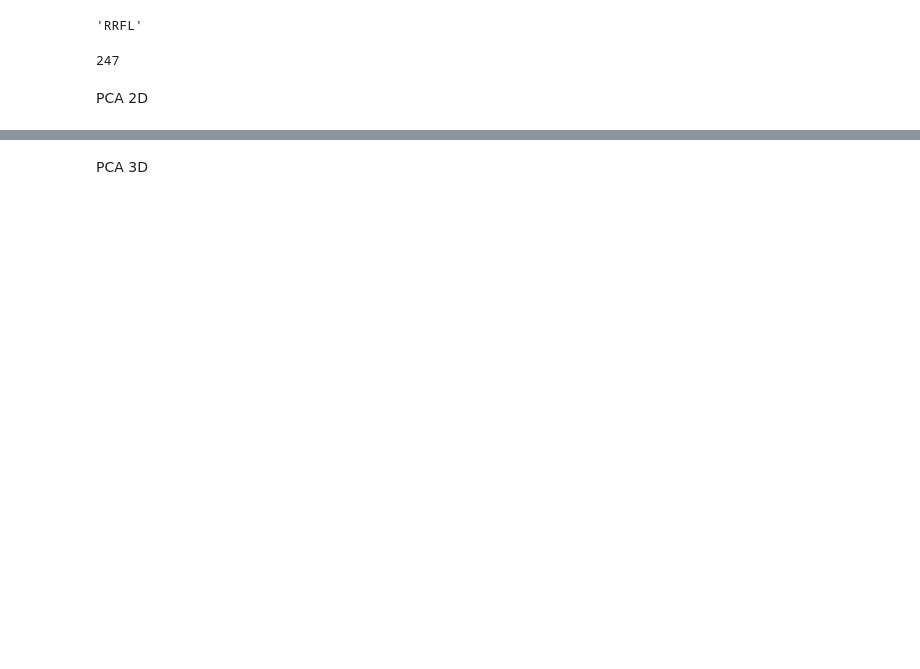
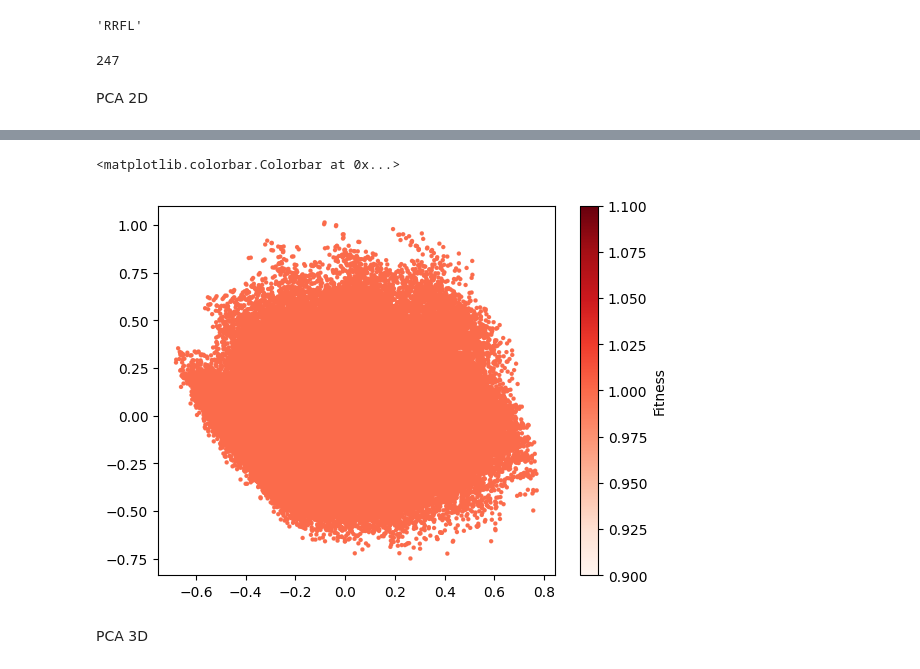
Before and after one commit to soldatmat/PELLM, a Jupyter notebook: code/dimred/dimred.ipynb, the cells around one changed output, grey strips where cells are left out. Saved outputs shown, nothing was run; the diff lists cells and outputs as text; code cells hidden in the pictures; blank space fills up the shorter version.

```diff
--- a/code/dimred/dimred.ipynb
+++ b/code/dimred/dimred.ipynb
@@ -12,13 +17,14 @@ fitness = df["Fitness_norm"].values
 si = df.loc[df["Variants"] == "VDGV"].index
 fi = df.loc[df["Variants"] == "IWGF"].index
 # %%
-f = df["Fitness_norm"].values
-v = df["Variants"].values
+dataset = "PhoQ" # GB1, PhoQ
+f = torch.load("./../../data/"+dataset+"/esm-1b_fitness.pt") #df["Fitness"].values
+v = torch.load("./../../data/"+dataset+"/esm-1b_variants.pt") #df["Variants"].values
 d = dict(map(lambda i,j : (i,j), v, f))
 
-embedding = torch.load("./../../data/GB1/esm-1b_embedding_complete.pt")
-variants = torch.load("./../../data/GB1/esm-1b_variants_complete.pt")
-fitness = [d.get(v, 0.0) for v in variants]
+embedding = torch.load("./../../data/"+dataset+"/esm-1b_embedding_complete.pt")
+variants = torch.load("./../../data/"+dataset+"/esm-1b_variants_complete.pt")
+fitness = [d.get(v, torch.tensor(0., dtype=torch.float64)) for v in variants]
 
 data = [(embedding[i], variants[i], fitness[i]) for i in range(len(embedding))]
 data.sort(key = lambda x: x[2])
@@ -127,2 +176,33 @@ ax.scatter(
+# %%
+import matplotlib.pyplot as plt
+
+#fig = plt.figure(figsize=(16,10))
+#ax = fig.add_subplot()
+""" plt.scatter(
+    pc[160000:320000, 0],
+    pc[160000:320000, 1],
+    marker=".",
+    # s=150,
+    linewidths=0.1,
+    #c=fitness[160000:320000],
+    c=[1]*160000,
+    cmap=plt.cm.Reds,
+)
+plt.colorbar(label="Fitness") """
+
+plt.scatter(
+    pc[0:160000, 0],
+    pc[0:160000, 1],
+    marker=".",
+    # s=150,
+    linewidths=0.1,
+    #c=fitness[0:160000],
+    c=[1]*160000,
+    cmap=plt.cm.Reds,
+)
+plt.colorbar(label="Fitness")
+# %% [output]
+<matplotlib.colorbar.Colorbar at 0x...>
+[figure, added]
 # %% [markdown]
 PCA 3D
```
Also changed, not shown: parts of 24 cells of this notebook, 29 other files.
